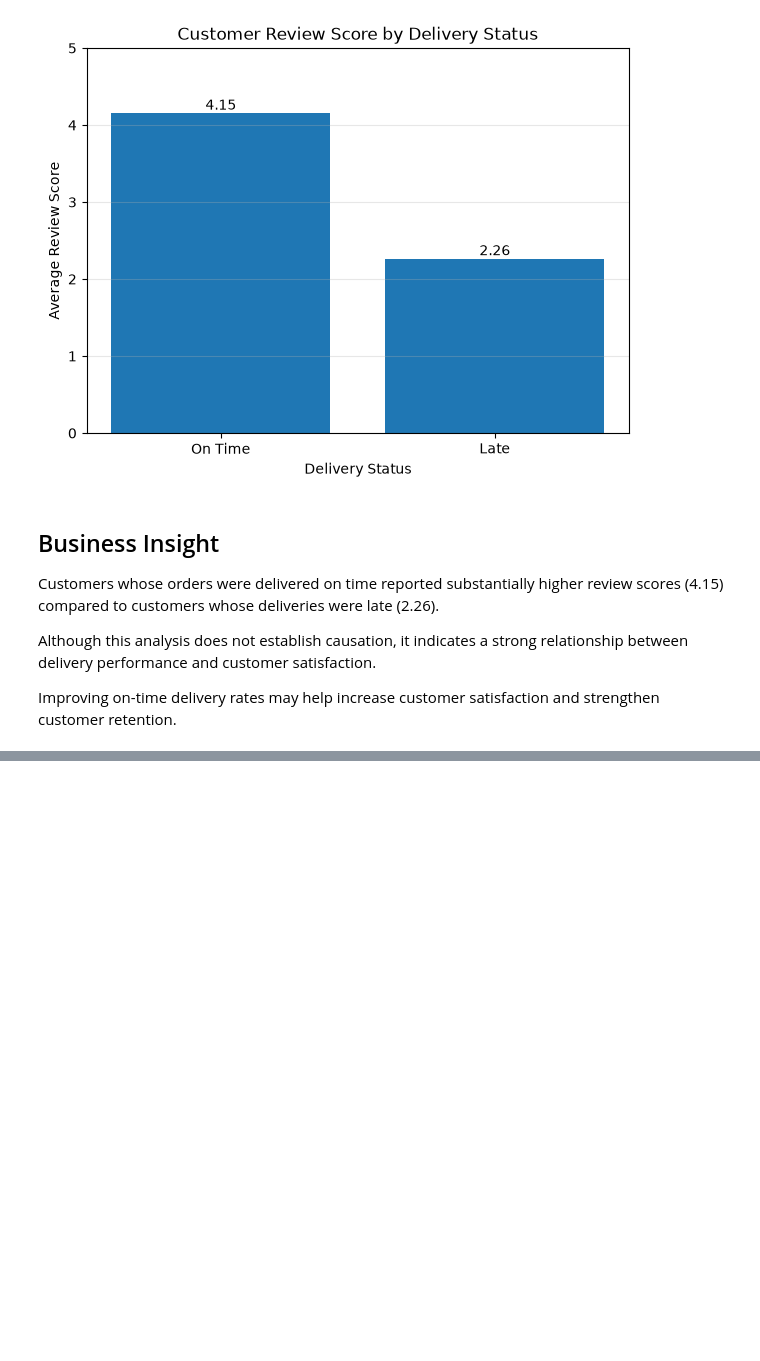
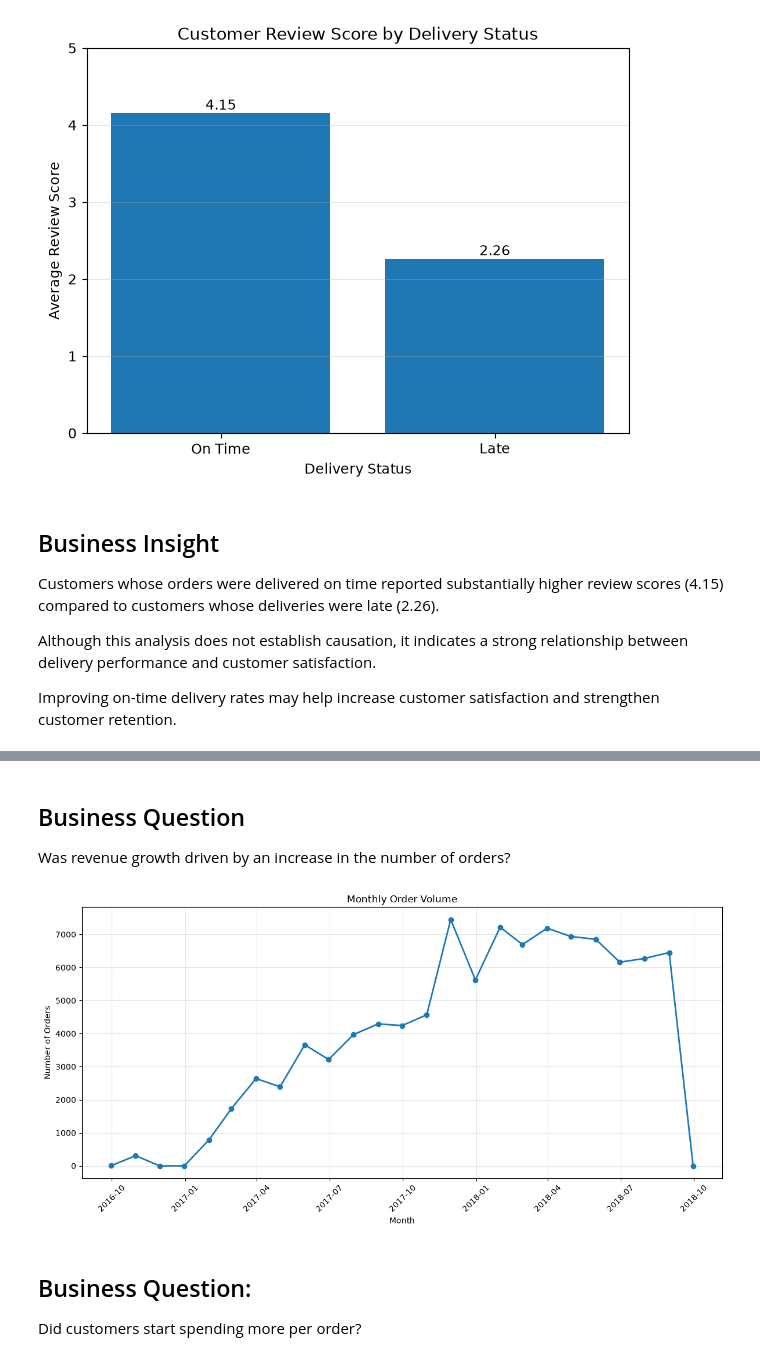
Before and after one commit to ttashi7/ecommerce-sales-intelligence, a Jupyter notebook: notebooks/03_exploratory_data_analysis.ipynb, the cells around one changed output, grey strips where cells are left out. Cells and saved outputs as stored; diff of their text form; code cells hidden in the pictures; blank space fills up the shorter version.

```diff
--- a/notebooks/03_exploratory_data_analysis.ipynb
+++ b/notebooks/03_exploratory_data_analysis.ipynb
@@ -257,0 +465,27 @@ Improving on-time delivery rates may help increase customer satisfaction and str
+# %% [markdown]
+## Business Question
+Was revenue growth driven by an increase in the number of orders?
+# %%
+plt.figure(figsize=(12,6))
+
+plt.plot(
+    monthly_sales["order_purchase_timestamp"],
+    monthly_sales["Orders"],
+    marker="o",
+    linewidth=2
+)
+
+plt.title("Monthly Order Volume")
+plt.xlabel("Month")
+plt.ylabel("Number of Orders")
+
+plt.grid(alpha=0.3)
+plt.xticks(rotation=45)
+
+plt.tight_layout()
+plt.show()
+# %% [output]
+[figure, added]
+# %% [markdown]
+## Business Question:
+Did customers start spending more per order?
```
Also changed, not shown: parts of 30 cells of this notebook.
